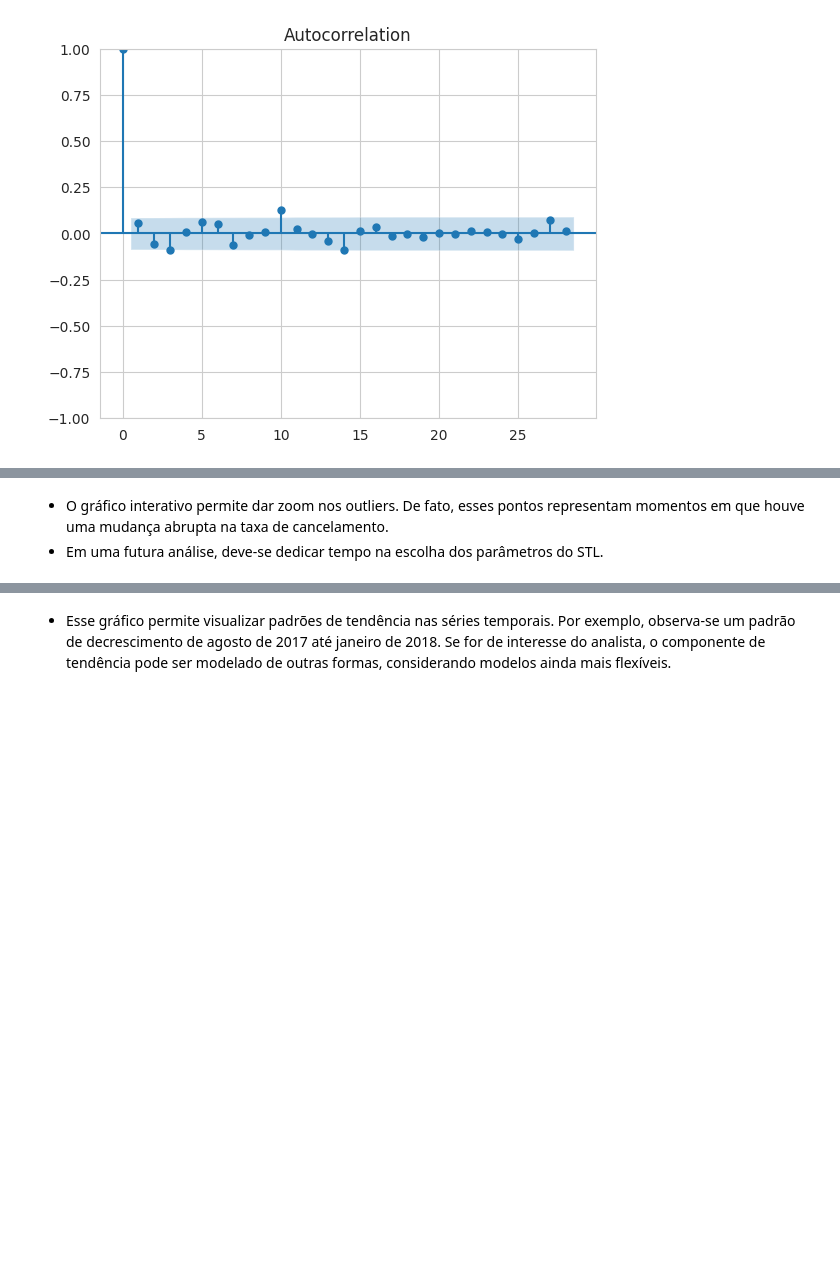
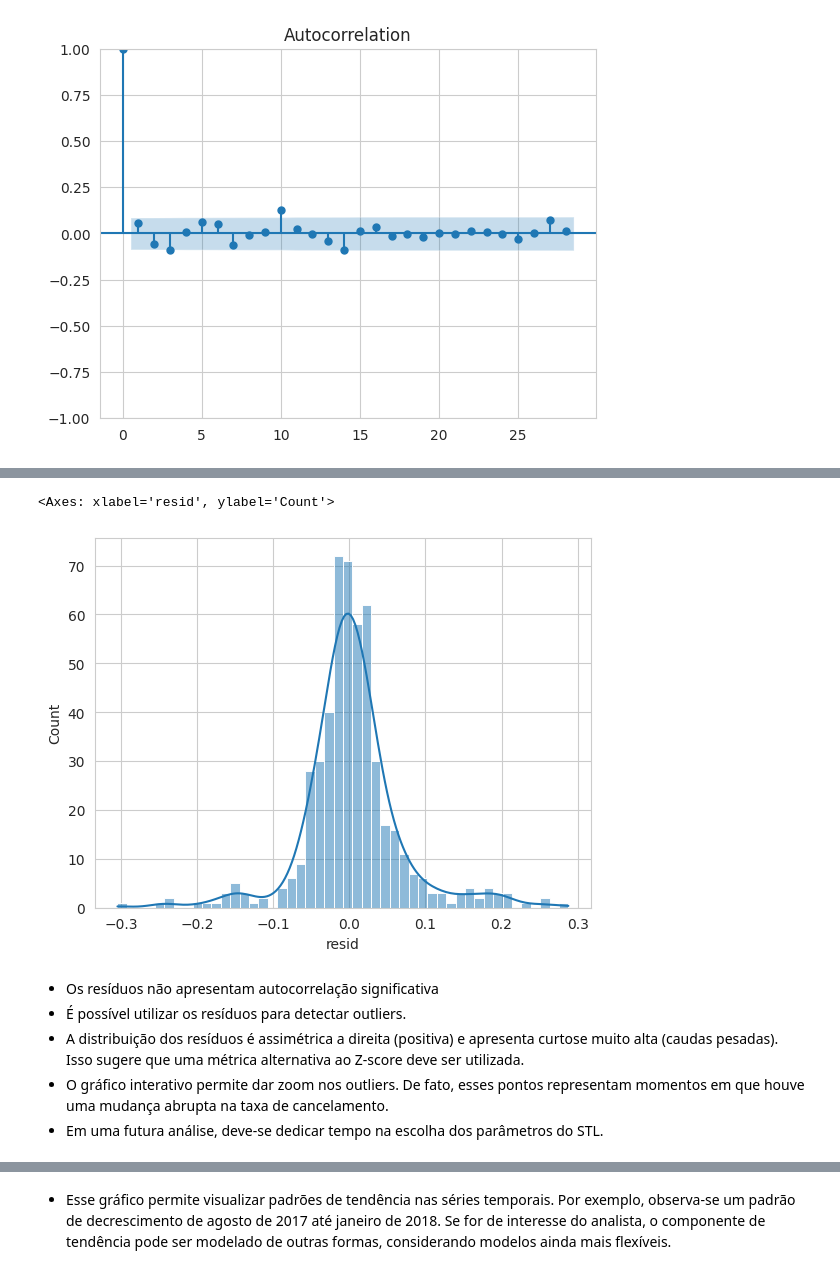
Before and after one commit to Gabrieldpll/Hotel-Reservations, a Jupyter notebook: PROJETO_ML_EDA_.ipynb, the cells around one changed output, grey strips where cells are left out. Drawn from its saved outputs; the diff is of its cells as text; code cells hidden in the pictures; blank space fills up the shorter version.

```diff
--- a/PROJETO_ML_EDA_.ipynb
+++ b/PROJETO_ML_EDA_.ipynb
@@ -288,7 +301,7 @@ Por simplicidade, adotamos "outlier" no lugar de "candidato a outlier". Evidente
 # %%
 # Uma sugestão é utilizar os resíduos como um modo de detectar outilers ,utilizando a estatística z
 residuos  = res.resid.to_frame()
-residuos['outlier'] = ( residuos['resid'] - np.mean(residuos['resid']) ) / np.std(residuos['resid']) > 3
+residuos['outlier'] =   np.abs(( residuos['resid'] - np.mean(residuos['resid']) ) / np.std(residuos['resid'])) > 3
 residuos['observed'] = res.observed
 fig = px.scatter(residuos, y='resid', color = 'outlier' )
 fig.show()
@@ -306,6 +322,13 @@ fig.show()
 [interactive output not drawn]
+# %%
+sns.histplot(residuos['resid'], kde = True)
+# %% [output]
+<Axes: xlabel='resid', ylabel='Count'>
+[figure, added]
 # %% [markdown]
-
+* Os resíduos não apresentam autocorrelação significativa
+* É possível utilizar os resíduos para detectar outliers.
+*  A distribuição dos resíduos é assimétrica a direita (positiva) e apresenta curtose muito alta (caudas pesadas). Isso sugere que uma métrica alternativa ao Z-score deve ser utilizada.
 * O gráfico interativo permite dar zoom nos outliers. De fato, esses pontos representam momentos em que houve uma mudança abrupta na taxa de cancelamento.
 * Em uma futura análise, deve-se dedicar tempo na escolha dos parâmetros do STL.
 # %%
```
Also changed, not shown: parts of 57 cells of this notebook.
